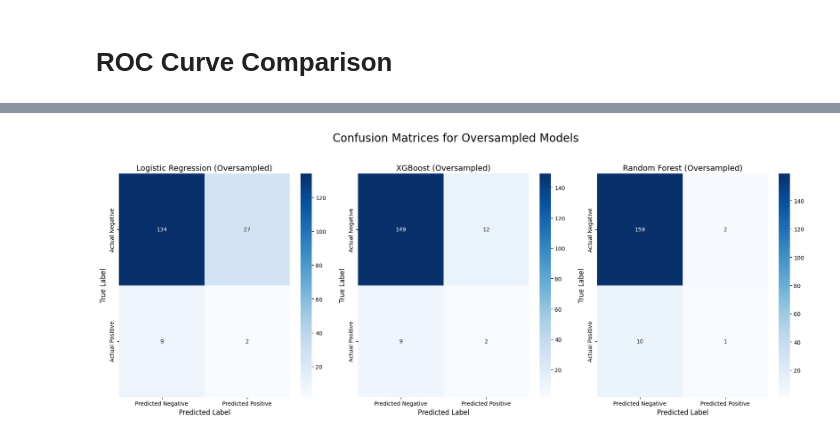
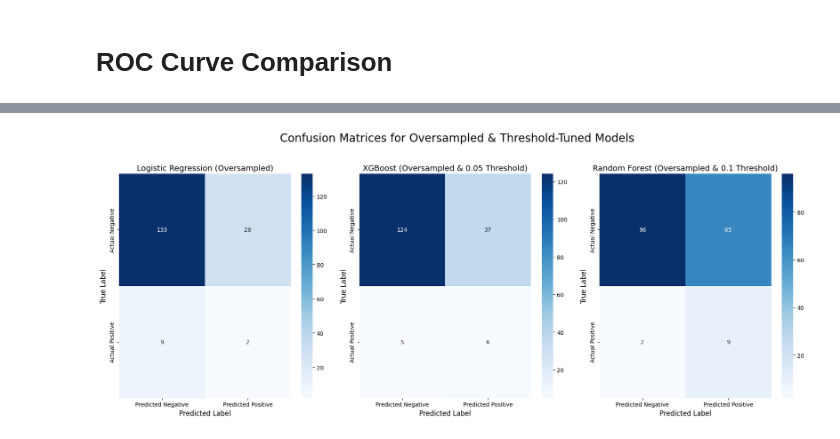
Before and after one commit to opeoluwa22/Lifestyle-Based-Cervical-Cancer-Risk-Prediction-, a Jupyter notebook: CERVICAL_CANCER_PREDICTION.ipynb, the cells around one changed output, grey strips where cells are left out. Saved outputs shown, nothing was run; the diff lists cells and outputs as text; code cells hidden in the pictures.

```diff
--- a/CERVICAL_CANCER_PREDICTION.ipynb
+++ b/CERVICAL_CANCER_PREDICTION.ipynb
@@ -228 +242,7 @@ print(y_train.size)
 686
+# %%
+# Calculate scale_pos_weight for XGBoost
+neg_count = (y_train == 0).sum()
+pos_count = (y_train == 1).sum()
+scale_pos_weight_value = neg_count / pos_count
+print(f"Scale Positive Weight: {scale_pos_weight_value:.2f}")
@@ -236,7 +258,7 @@ from sklearn.metrics import classification_report, roc_auc_score
 
 
 log_model = LogisticRegression(
-    max_iter=1000, random_state=50
+    max_iter=1000, random_state=50, class_weight='balanced'
     )
 
 # Train the logistic regression model on the scaled training data
@@ -281,7 +303,7 @@ Requirement already satisfied: joblib<2,>=1.2.0 in /usr/local/lib/python3.12/dis
 Requirement already satisfied: threadpoolctl<4,>=2.0.0 in /usr/local/lib/python3.12/dist-packages (from imbalanced-learn) (3.6.0)
 # %%
 # Create a new Logistic Regression model and train it on the oversampled data.
-log_oversampled = LogisticRegression(max_iter=1000, random_state=50)
+log_oversampled = LogisticRegression(max_iter=1000, random_state=50, class_weight='balanced')
 log_oversampled.fit(X_over, y_over)
 
 y_pred_log_over = log_oversampled.predict(X_test_scaled)
@@ -473,15 +548,10 @@ best_rf_model = grid_search_rf.best_estimator_
 print("Best hyperparameters found for Random Forest:", grid_search_rf.best_params_)
 
 # Make predictions on the scaled test data using the best model
-y_pred_rf_over_tuned = best_rf_model.predict(X_test_scaled)
+y_pred_rf_over = best_rf_model.predict(X_test_scaled)
 
 # Get probabilities for the positive class for ROC-AUC calculation
-y_proba_rf_over_tuned = best_rf_model.predict_proba(X_test_scaled)[:, 1]
-
-# Evaluate the model's performance.
-print("Random Forest with oversampling and hyperparameter tuning")
-print(classification_report(y_test, y_pred_rf_over_tuned))
-print("ROC-AUC:", roc_auc_score(y_test, y_proba_rf_over_tuned))
+y_proba_rf_over = best_rf_model.predict_proba(X_test_scaled)[:, 1]
 # %% [output]
 Fitting 3 folds for each of 108 candidates, totalling 324 fits
 Best hyperparameters found for Random Forest: {'class_weight': 'balanced', 'max_depth': 15, 'min_samples_leaf': 1, 'min_samples_split': 2, 'n_estimators': 100}
@@ -596,39 +680,47 @@ plt.show()
 # %%
 from sklearn.metrics import confusion_matrix
-import seaborn as sns
-import matplotlib.pyplot as plt
 
-models = {
-    "Logistic Regression (Oversampled)": log_oversampled,
-    "XGBoost (Oversampled)": best_xgb_model,
-    "Random Forest (Oversampled)": best_rf_model
-}
+def plot_confusion_matrices(model_eval_info, y_true, filename='confusion_matrices_oversampled_tuned.png'):
+    fig, axes = plt.subplots(1, len(model_eval_info), figsize=(6 * len(model_eval_info), 7)) # Adjusted figsize dynamically
+    axes = axes.flatten()
 
-X_test_data = {
-    "Logistic Regression (Oversampled)": X_test_scaled,
-    "XGBoost (Oversampled)": X_test_scaled,
-    "Random Forest (Oversampled)": X_test_scaled
-}
+    fig.suptitle('Confusion Matrices for Oversampled & Threshold-Tuned Models', fontsize=20, y=1.03)
 
-fig, axes = plt.subplots(1, 3, figsize=(18, 7)) # Increased figsize for better spacing
-axes = axes.flatten()
+    for i, model_info in enumerate(model_eval_info):
+        ax = axes[i]
+        y_pred = (model_info["y_proba"] >= model_info["threshold"]).astype(int)
+        cm = confusion_matrix(y_true, y_pred)
+        sns.heatmap(cm, annot=True, fmt='d', cmap='Blues', ax=ax,
+                    xticklabels=['Predicted Negative', 'Predicted Positive'],
+                    yticklabels=['Actual Negative', 'Actual Positive'])
+        ax.set_title(f'{model_info["name"]}', fontsize=14)
+        ax.set_xlabel('Predicted Label', fontsize=12)
+        ax.set_ylabel('True Label', fontsize=12)
 
-fig.suptitle('Confusion Matrices for Oversampled Models', fontsize=20, y=1.03) # Main title for the figure
+    plt.tight_layout()
+    plt.savefig(filename, bbox_inches='tight')
+    plt.show()
 
-for i, (name, model) in enumerate(models.items()):
-    ax = axes[i]
-    X_data = X_test_data[name]
-    y_pred = model.predict(X_data)
-    cm = confusion_matrix(y_test, y_pred)
-    sns.heatmap(cm, annot=True, fmt='d', cmap='Blues', ax=ax,
-                xticklabels=['Predicted Negative', 'Predicted Positive'],
-                yticklabels=['Actual Negative', 'Actual Positive'])
-    ax.set_title(f'{name}', fontsize=14) # Increased subplot title font size
-    ax.set_xlabel('Predicted Label', fontsize=12)
-    ax.set_ylabel('True Label', fontsize=12)
+# Define the models and their respective probability predictions and optimal thresholds
+model_eval_info = [
+    {
+        "name": "Logistic Regression (Oversampled)",
+        "y_proba": y_proba_log_over,
+        "threshold": 0.5
+    },
+    {
+        "name": "XGBoost (Oversampled & 0.05 Threshold)",
+        "y_proba": y_proba_xgb_over,
+        "threshold": 0.05
+    },
+    {
+        "name": "Random Forest (Oversampled & 0.1 Threshold)",
+        "y_proba": y_proba_rf_over,
+        "threshold": 0.1
+    }
+]
 
-plt.tight_layout()
-plt.savefig('confusion_matrices_oversampled.png', bbox_inches='tight') # Save the figure
-plt.show()
+# Call the function to plot the confusion matrices
+plot_confusion_matrices(model_eval_info, y_test)
 # %% [output]
-[figure, old version]
+[figure, new version]
```
Also changed, not shown: parts of 43 cells of this notebook.
